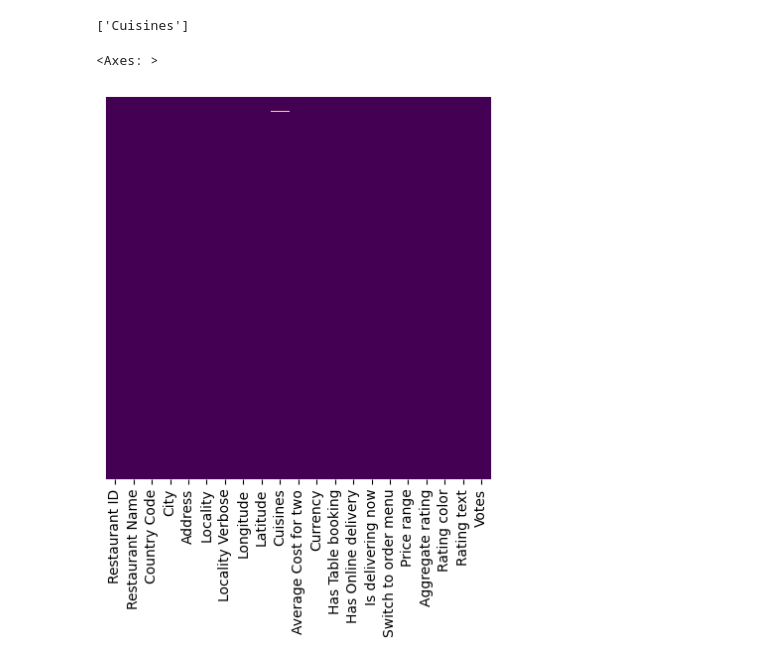
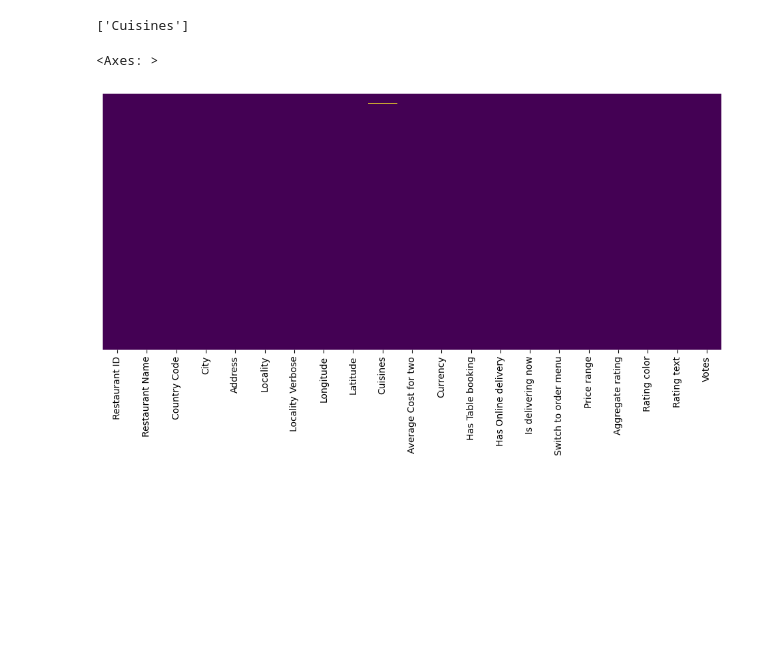
Before and after one commit to AbhiRanj123/Zomato-Dataset, a Jupyter notebook: zomatoEDA.ipynb, the cells around one changed output. Saved outputs shown, nothing was run; the diff lists cells and outputs as text; code cells hidden in the pictures; blank space fills up the shorter version.

```diff
--- a/zomatoEDA.ipynb
+++ b/zomatoEDA.ipynb
@@ -26,7 +25,7 @@ Requirement already satisfied: six>=1.5 in c:\users\dell\appdata\local\programs\
 # %%
 import seaborn as sns
 # %%
-plt.rcParams['figure.figsize']=(5,5)
+plt.rcParams['figure.figsize']=(8,6)
 # %%
 data = pd.read_csv('zomato.csv',encoding='latin-1')
 data.head()
@@ -161,7 +160,8 @@ data.shape
 # %% [output]
 ['Cuisines']
 # %%
+plt.rcParams['figure.figsize']=(12,5)
 sns.heatmap(data.isnull(),yticklabels=False,cbar=False,cmap='viridis')
 # %% [output]
 <Axes: >
-[figure, old version]
+[figure, new version]
```
Also changed, not shown: parts of 26 cells of this notebook.
